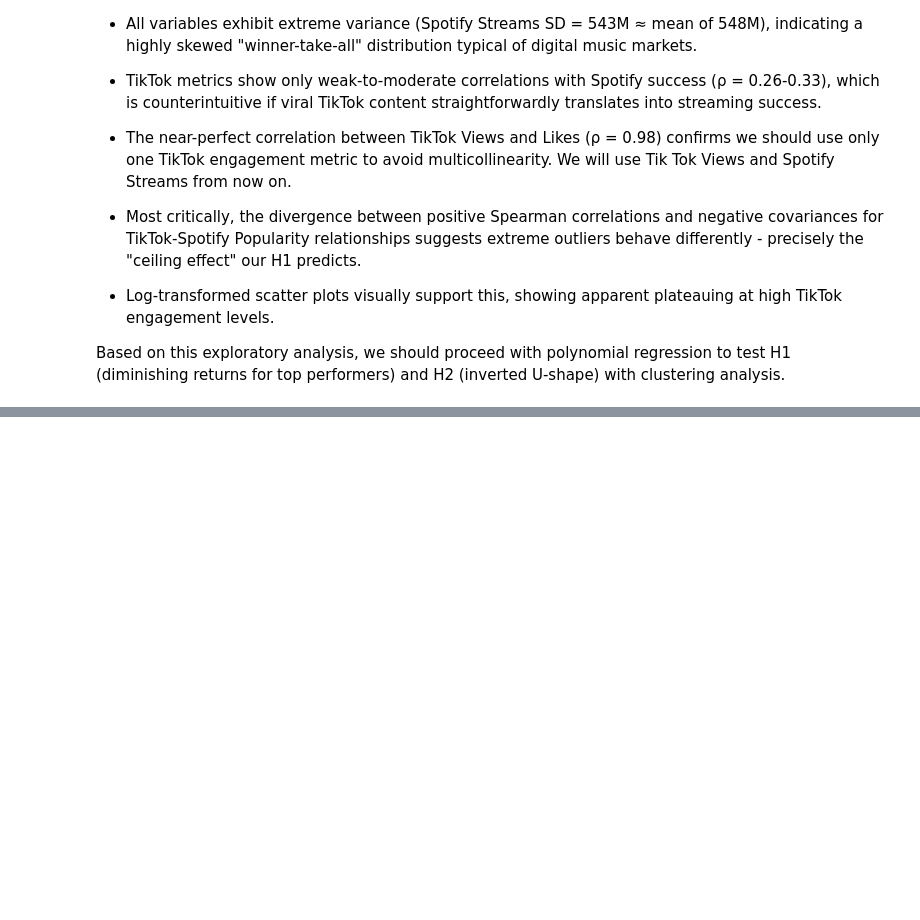
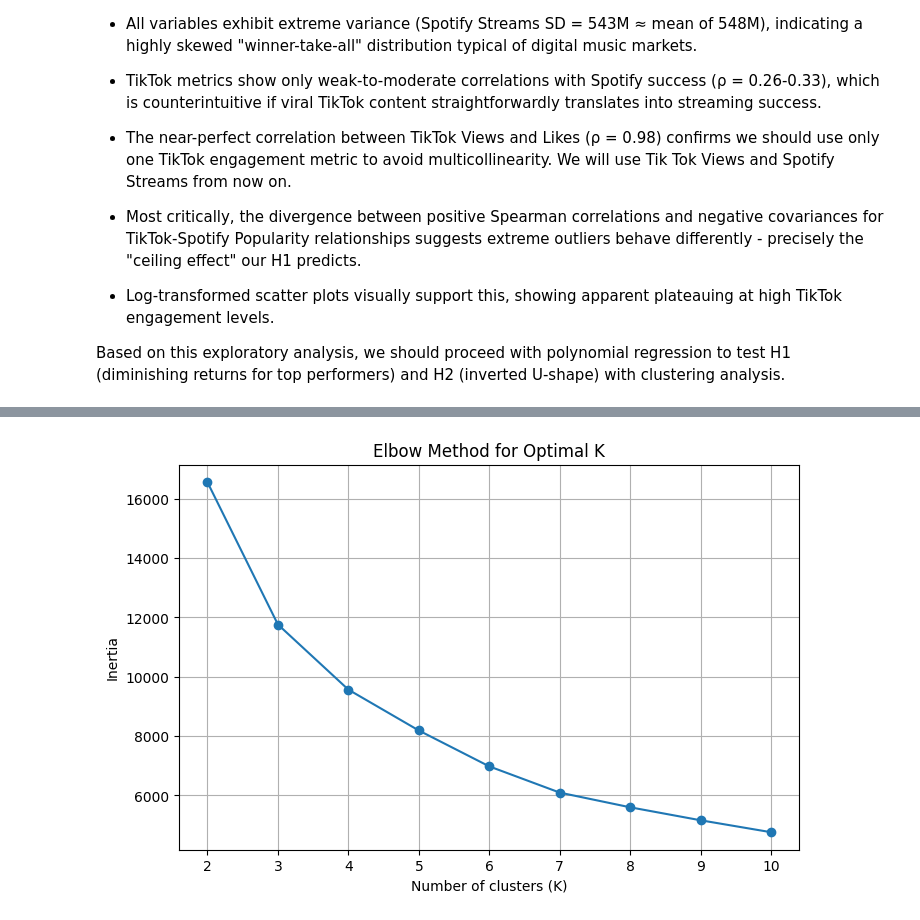
Before and after one commit to letti70033/spotify-tiktok-analysis, a Jupyter notebook: Notebook.ipynb, the cells around one changed output, grey strips where cells are left out. Saved outputs shown, nothing was run; the diff lists cells and outputs as text; code cells hidden in the pictures; blank space fills up the shorter version.

Commit message:
Adding a part of the method 1 (cluster analysis)

```diff
--- a/Notebook.ipynb
+++ b/Notebook.ipynb
@@ -890,0 +954,23 @@ Based on this exploratory analysis, we should proceed with polynomial regression
+# %%
+# Select relevant numerical features for clustering
+features = [
+    'Spotify Streams',
+    'Spotify Popularity',
+    'Spotify Playlist Count',
+    'TikTok Posts',
+    'TikTok Likes',
+    'TikTok Views',
+    'Track Score'
+]
+
+X = df[features]
+
+# Standardize the data
+scaler = StandardScaler()
+X_scaled = scaler.fit_transform(X)
+
+# Convert to DataFrame for readability
+X_scaled_df = pd.DataFrame(X_scaled, columns=features)
+
+# Check standardized data
+X_scaled_df.head()
@@ -890,0 +987,20 @@ Based on this exploratory analysis, we should proceed with polynomial regression
+# %%
+# Determine the optimal number of clusters using the Elbow Method
+inertia = []  # measures how well the data fits each number of clusters
+K_range = range(2, 11)
+
+for k in K_range:
+    kmeans = KMeans(n_clusters=k, random_state=42, n_init=10)
+    kmeans.fit(X_scaled)
+    inertia.append(kmeans.inertia_)
+
+# Plot the elbow curve
+plt.figure(figsize=(8,5))
+plt.plot(K_range, inertia, marker='o')
+plt.title('Elbow Method for Optimal K')
+plt.xlabel('Number of clusters (K)')
+plt.ylabel('Inertia')
+plt.grid(True)
+plt.show()
+# %% [output]
+[figure, added]
```
Also changed, not shown: parts of 8 cells of this notebook.
